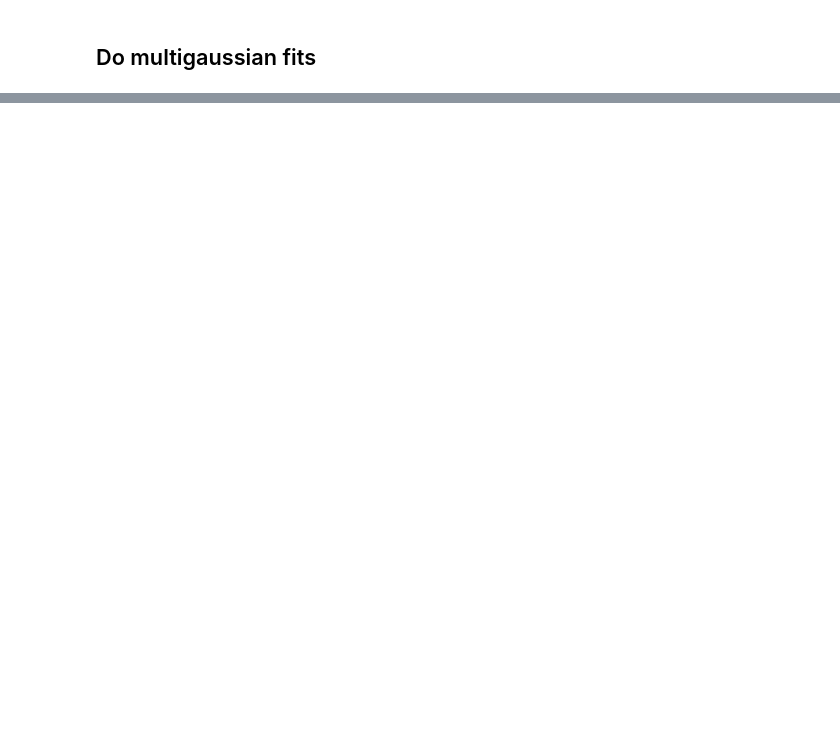
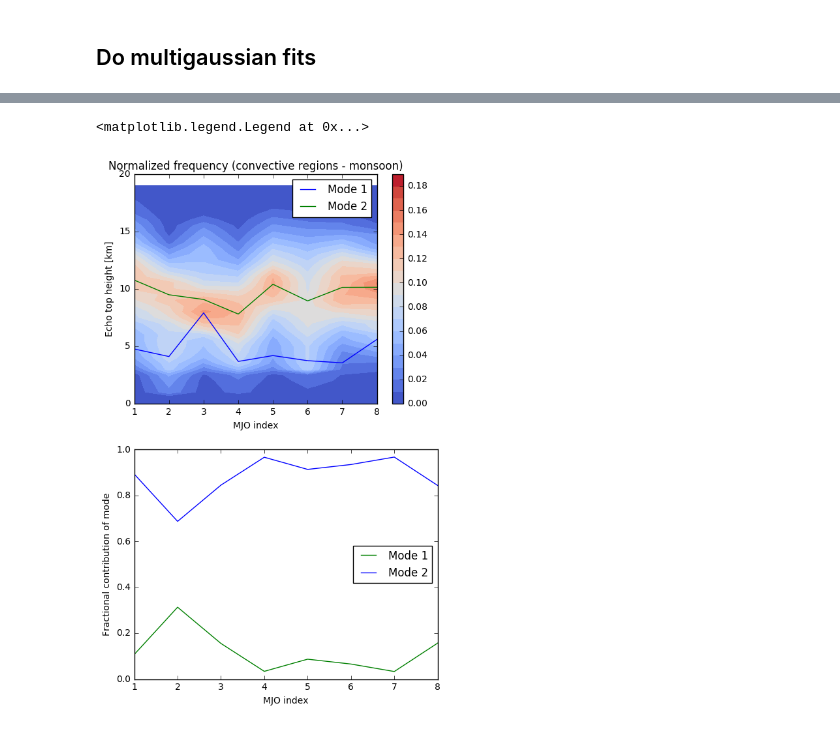
Before and after one commit to rcjackson/cmdv-rrm-anl, a Jupyter notebook: notebooks/Echo top height pdf.ipynb, the cells around one changed output, grey strips where cells are left out. Saved outputs shown, nothing was run; the diff lists cells and outputs as text; code cells hidden in the pictures; blank space fills up the shorter version.

```diff
--- a/notebooks/Echo top height pdf.ipynb
+++ b/notebooks/Echo top height pdf.ipynb
@@ -319,0 +403,44 @@ plt.legend(loc='best')
+# %%
+hist_mjo = hist_monsoon
+mjos_2d, bins_2d = np.meshgrid(np.arange(1,9), height_bins[:-1]/1e3)
+five = np.zeros(8)
+fifty = np.zeros(8)
+ninety_five = np.zeros(8)
+for mjo_index in range(0,8):
+    five[mjo_index] = calc_percentile_from_hist(hist_monsoon[:,mjo_index],
+                                                height_bins[:-1]/1e3,
+                                                5)
+    fifty[mjo_index] = calc_percentile_from_hist(hist_monsoon[:,mjo_index],
+                                                 height_bins[:-1]/1e3,
+                                                 50)
+    ninety_five[mjo_index] = calc_percentile_from_hist(hist_monsoon[:,mjo_index],
+                                                       height_bins[:-1]/1e3,
+                                                       95)
+plt.figure(figsize=(6,10))
+plt.subplot(211)
+plt.contourf(mjos_2d, bins_2d, hist_monsoon/np.sum(hist_monsoon, axis=0)*2,
+             cmap='coolwarm', levels=np.arange(0,0.2,0.01))
+#plt.plot(np.arange(1,9), five, color = 'k', linestyle='--')
+#plt.plot(np.arange(1,9), fifty, color = 'k', linestyle='-')
+#plt.plot(np.arange(1,9), ninety_five, color = 'k', linestyle='--')
+
+plt.plot(np.arange(1,9), fits_monsoon2[0,:], color='b', linestyle='-', label="Mode 1")
+plt.plot(np.arange(1,9), fits_monsoon2[2,:], color='g', linestyle='-', label="Mode 2")
+#plt.plot(np.arange(1,9), fits_monsoon3[4,:], color='b', linestyle='-', label="3")
+plt.legend(loc='best')
+plt.xlabel('MJO index')
+plt.ylabel('Echo top height [km]')
+plt.ylim([0,20])
+plt.title('Normalized frequency (convective regions - monsoon)')
+ax = plt.colorbar()
+plt.subplot(212)
+plt.plot(np.arange(1,9), fits_monsoon2[4,:], label="Mode 1", color='g')
+plt.plot(np.arange(1,9), 1-fits_monsoon2[4,:], label="Mode 2", color='b')
+#plt.plot(np.arange(1,9), 1-np.sum(fits_monsoon3[6:8,:], axis=0), label="Deep", color='b')
+plt.xlabel('MJO index')
+plt.ylabel('Fractional contribution of mode')
+plt.ylim([0, 1])
+plt.legend(loc='best')
+# %% [output]
+<matplotlib.legend.Legend at 0x...>
+[figure, added]
```
Also changed, not shown: parts of 21 cells of this notebook, 1 other file.
